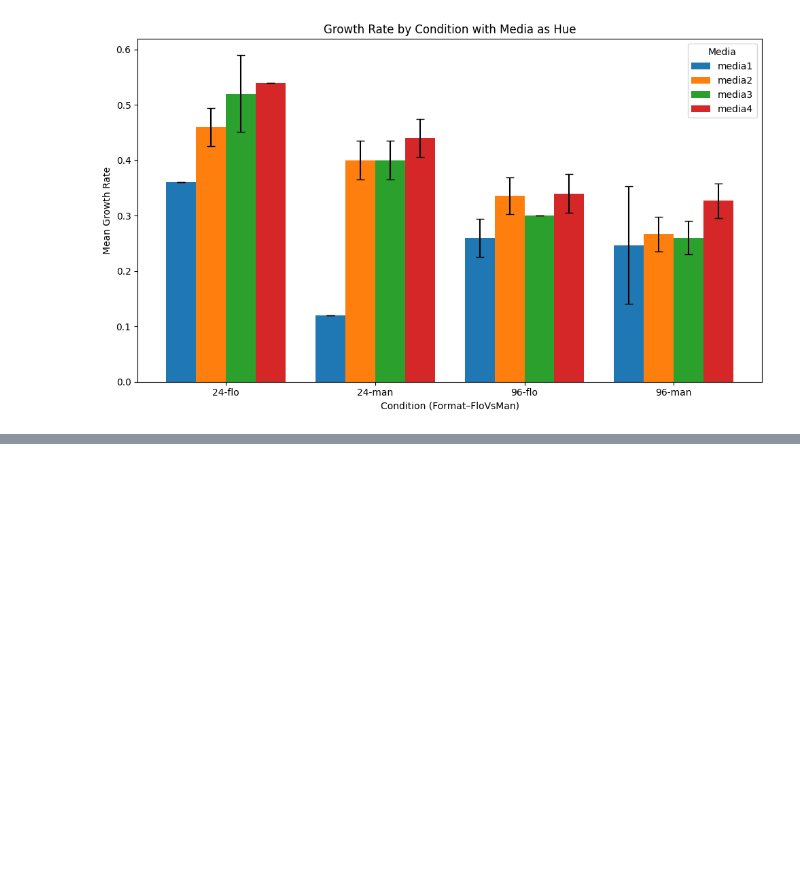
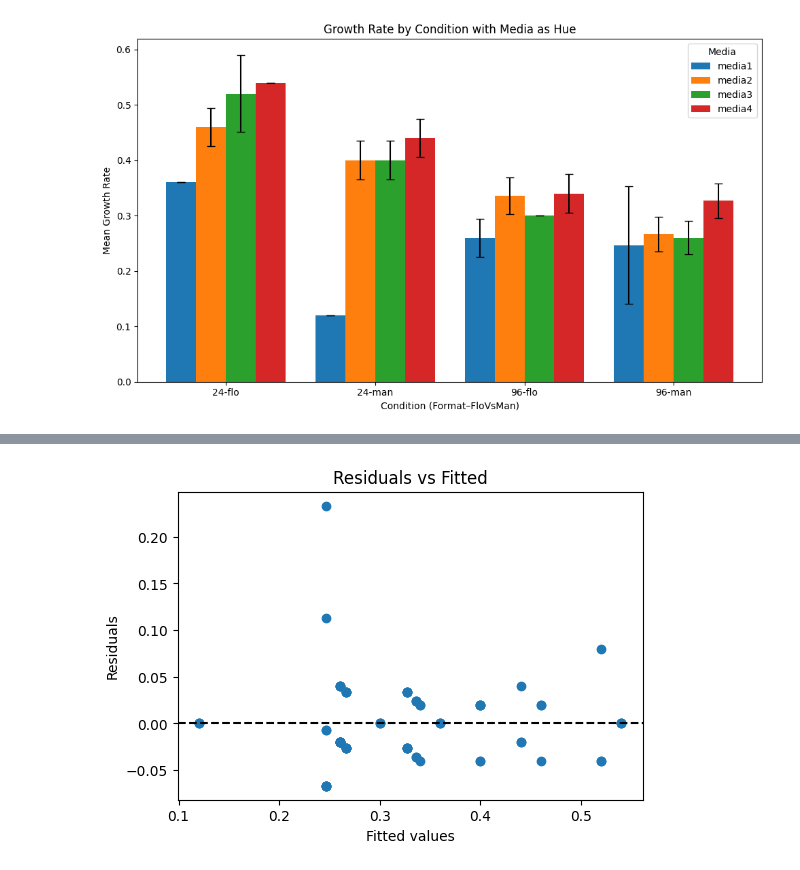
Before and after one commit to subarumuroi/Yarrowia_media_optimizer, a Jupyter notebook: Yarrowia Growth Rate Report Outputs.ipynb, the cells around one changed output, grey strips where cells are left out. Cells and saved outputs as stored; diff of their text form; code cells hidden in the pictures; blank space fills up the shorter version.

Commit message:
some stats and made a 3 replicate version of Growth rate report in case it makes a diff

```diff
--- a/Yarrowia Growth Rate Report Outputs.ipynb
+++ b/Yarrowia Growth Rate Report Outputs.ipynb
@@ -112,0 +77,80 @@ ValueError: invalid literal for int() with base 10: 'media1'
+# %%
+import pandas as pd
+import numpy as np
+import matplotlib.pyplot as plt
+import seaborn as sns
+import statsmodels.api as sm
+import statsmodels.formula.api as smf
+from statsmodels.stats.multicomp import pairwise_tukeyhsd
+from scipy import stats
+
+# --- LOAD DATA ---
+path = "data/GrowthProfilerNonParametricResults.csv"
+df = pd.read_csv(path)
+# Split the 'Identifier' column into new columns
+identifier_split = df['Identifier'].str.split('_', expand=True)
+df['WellPlate'] = identifier_split[0]
+df['Format'] = identifier_split[1]
+df['FloVsMan'] = identifier_split[2]
+df['Media'] = identifier_split[3]
+# --- CLEAN CATEGORICALS ---
+for col in ['Format','FloVsMan','Media']:
+    df[col] = df[col].astype(str).str.strip()
+    df[col] = df[col].astype('category')
+
+print("Data preview:")
+print(df.head())
+
+# --- GROUP COUNTS ---
+print("\nCounts per Format × FloVsMan × Media:")
+print(df.groupby(['Format','FloVsMan','Media']).size().unstack(fill_value=0))
+
+# --- THREE-WAY ANOVA ---
+model = smf.ols('GrowthRate ~ C(Format) * C(FloVsMan) * C(Media)', data=df).fit()
+anova_table = sm.stats.anova_lm(model, typ=2)   # Type II ANOVA
+print("\n=== ANOVA Results ===")
+print(anova_table)
+
+# --- MODEL SUMMARY (coeffs, R^2) ---
+print("\n=== Model Summary ===")
+print(model.summary())
+
+# --- ASSUMPTION CHECKS ---
+resid = model.resid
+fitted = model.fittedvalues
+
+plt.figure(figsize=(6,4))
+plt.scatter(fitted, resid)
+plt.axhline(0, color='k', linestyle='--')
+plt.xlabel("Fitted values"); plt.ylabel("Residuals")
+plt.title("Residuals vs Fitted")
+plt.show()
+
+sm.qqplot(resid, line='45', fit=True)
+plt.title("QQ Plot of residuals")
+plt.show()
+
+print("\nShapiro-Wilk normality test p =", stats.shapiro(resid).pvalue)
+groups = [g['GrowthRate'].values for _, g in df.groupby(['Format','FloVsMan','Media'])]
+print("Levene’s homogeneity test p =", stats.levene(*groups).pvalue)
+
+# --- POST-HOC TUKEY TEST ---
+# Compare all Condition combinations (Format-FloVsMan-Media collapsed)
+df['Condition'] = df['Format'].astype(str) + "-" + df['FloVsMan'].astype(str) + "-" + df['Media'].astype(str)
+tukey = pairwise_tukeyhsd(endog=df['GrowthRate'], groups=df['Condition'], alpha=0.05)
+print("\n=== Tukey HSD Results ===")
+print(tukey)
+tukey.plot_simultaneous()
+plt.show()
+
+# --- PLOTS ---
+plt.figure(figsize=(12,6))
+sns.boxplot(data=df, x="Format", y="GrowthRate", hue="FloVsMan")
+plt.title("Growth Rate by Format × FloVsMan (all Media pooled)")
+plt.show()
+
+g = sns.catplot(data=df, x="Format", y="GrowthRate", hue="FloVsMan", col="Media",
+                kind="box", col_wrap=2, height=4)
+g.fig.suptitle("Growth Rate by Format × FloVsMan × Media", y=1.02)
+plt.show()
+# %% [output]
@@ -112,0 +174 @@ ValueError: invalid literal for int() with base 10: 'media1'
+[figure, added]
```
Also changed, not shown: parts of 6 cells of this notebook, 1 other file.
